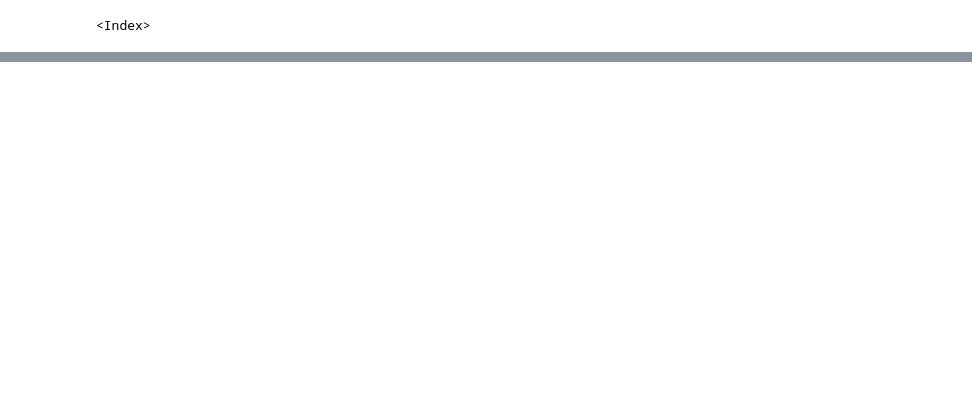
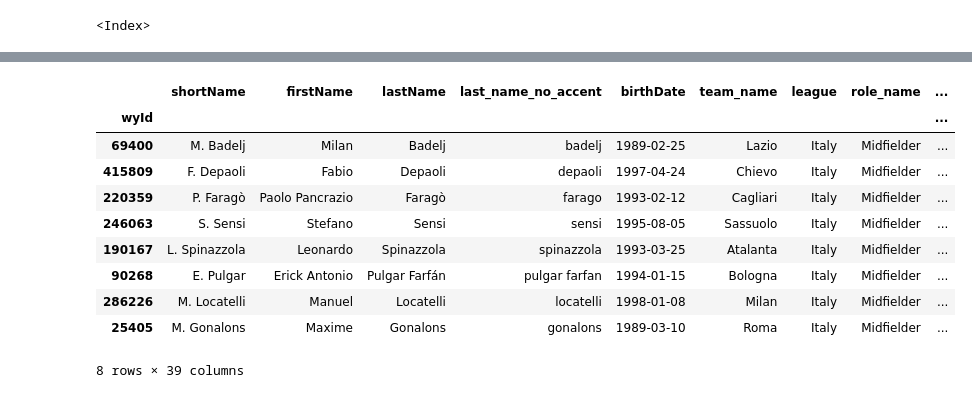
Before and after one commit to lyonjust/soccermatics, a Jupyter notebook: Assignment 2/assignment-2.ipynb, the cells around one changed output, grey strips where cells are left out. Saved outputs shown, nothing was run; the diff lists cells and outputs as text; code cells hidden in the pictures; blank space fills up the shorter version.

```diff
--- a/Assignment 2/assignment-2.ipynb
+++ b/Assignment 2/assignment-2.ipynb
@@ -831,2 +781,16 @@ Int64Index([69400, 20526, 190167, 415809, 25405, 90268, 220359, 246063, 21290],
+# %%
+potential_targets
+# %% [output]
+|  | shortName | firstName | lastName | last_name_no_accent | birthDate | team_name | league | role_name | ... |
+| wyId |  |  |  |  |  |  |  |  | ... |
+| 69400 | M. Badelj | Milan | Badelj | badelj | 1989-02-25 | Lazio | Italy | Midfielder | ... |
+| 415809 | F. Depaoli | Fabio | Depaoli | depaoli | 1997-04-24 | Chievo | Italy | Midfielder | ... |
+| 220359 | P. Faragò | Paolo Pancrazio | Faragò | farago | 1993-02-12 | Cagliari | Italy | Midfielder | ... |
+| 246063 | S. Sensi | Stefano | Sensi | sensi | 1995-08-05 | Sassuolo | Italy | Midfielder | ... |
+| 190167 | L. Spinazzola | Leonardo | Spinazzola | spinazzola | 1993-03-25 | Atalanta | Italy | Midfielder | ... |
+| 90268 | E. Pulgar | Erick Antonio | Pulgar Farfán | pulgar farfan | 1994-01-15 | Bologna | Italy | Midfielder | ... |
+| 286226 | M. Locatelli | Manuel | Locatelli | locatelli | 1998-01-08 | Milan | Italy | Midfielder | ... |
+| 25405 | M. Gonalons | Maxime | Gonalons | gonalons | 1989-03-10 | Roma | Italy | Midfielder | ... |
+8 rows × 39 columns
 # %%
 def create_pizza(wyscout_id,
```
Also changed, not shown: parts of 24 cells of this notebook, 1 other file.
